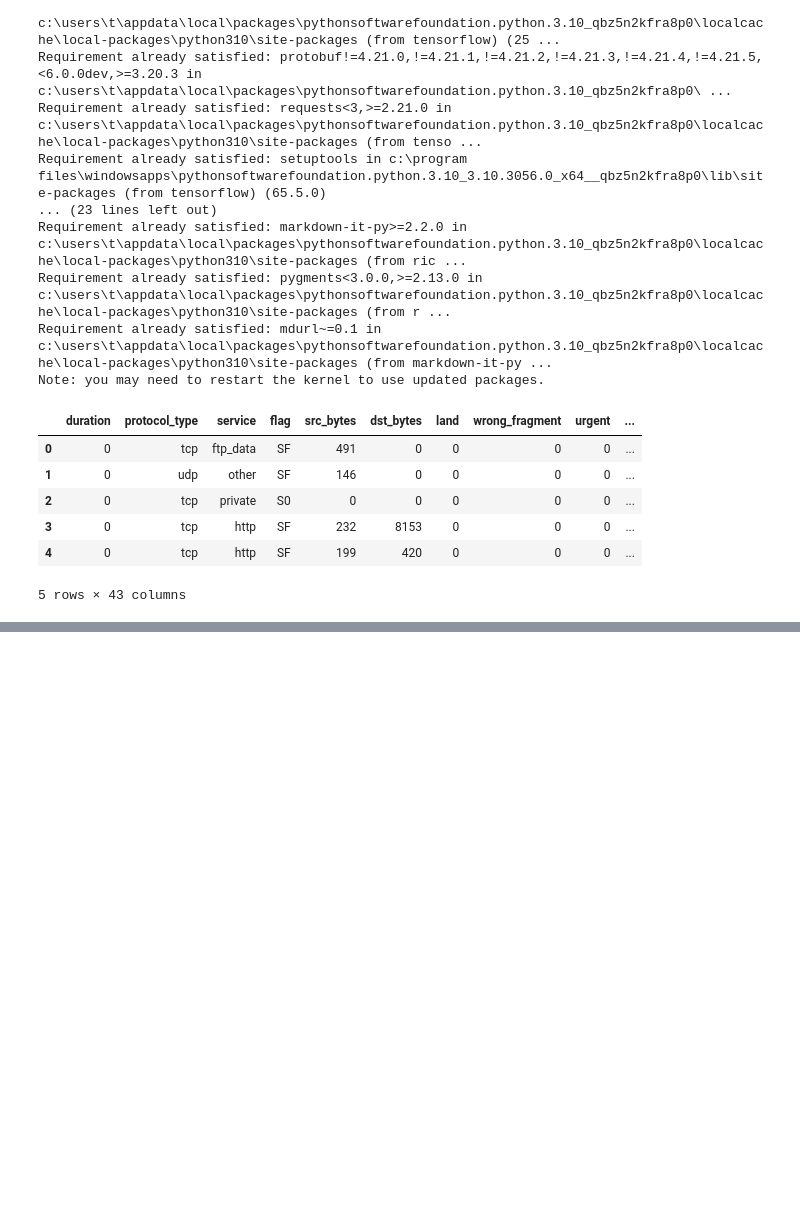
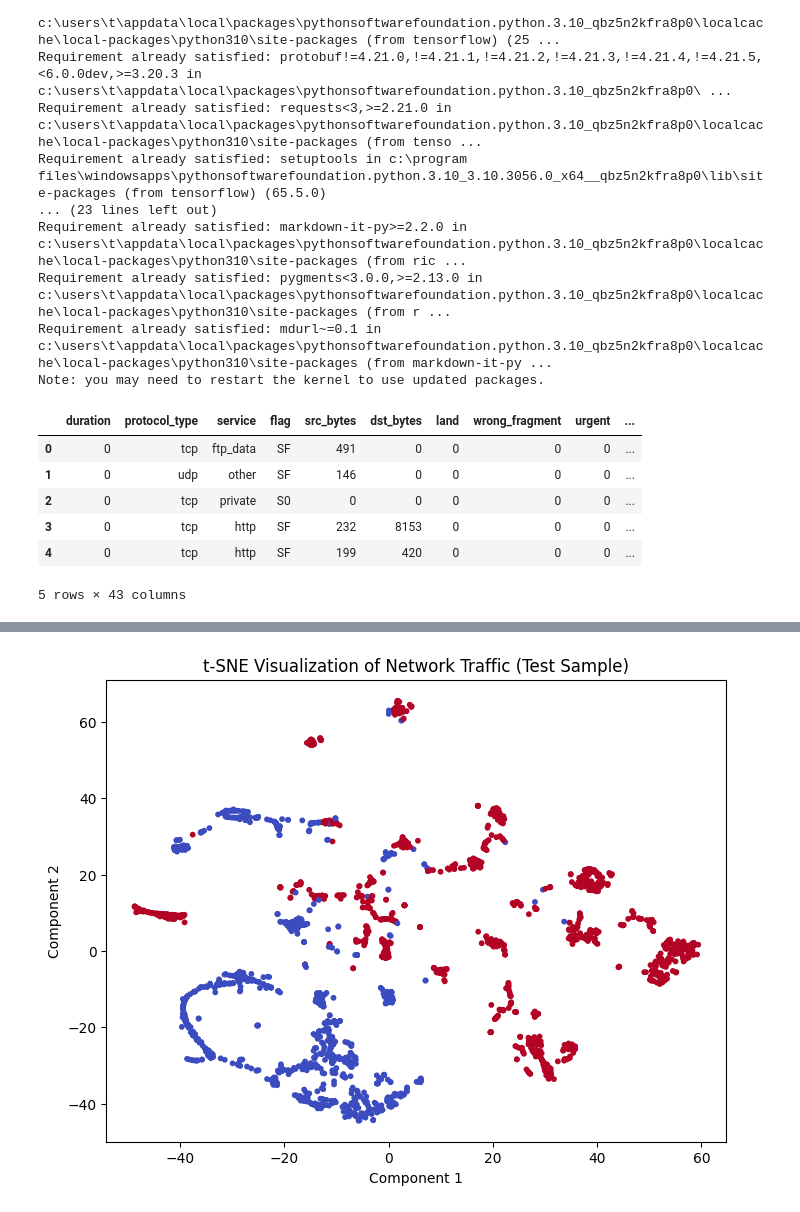
Before and after one commit to Revan895/Neural-Network-IDS, a Jupyter notebook: Neural Network-Based IDS.ipynb, the cells around one changed output, grey strips where cells are left out. Drawn from its saved outputs; the diff is of its cells as text; code cells hidden in the pictures; blank space fills up the shorter version.

```diff
--- a/Neural Network-Based IDS.ipynb
+++ b/Neural Network-Based IDS.ipynb
@@ -143,0 +161,17 @@ plt.show()
+# %%
+from sklearn.manifold import TSNE
+
+X_sample = X_test_scaled[:2000]
+y_sample = y_test[:2000]
+
+tsne = TSNE(n_components=2, random_state=42)
+X_embedded = tsne.fit_transform(X_sample)
+
+plt.figure(figsize=(8,6))
+plt.scatter(X_embedded[:, 0], X_embedded[:, 1], c=y_sample, cmap='coolwarm', s=10)
+plt.title('t-SNE Visualization of Network Traffic (Test Sample)')
+plt.xlabel('Component 1')
+plt.ylabel('Component 2')
+plt.show()
+# %% [output]
+[figure, added]
```
Also changed, not shown: parts of 5 cells of this notebook.
